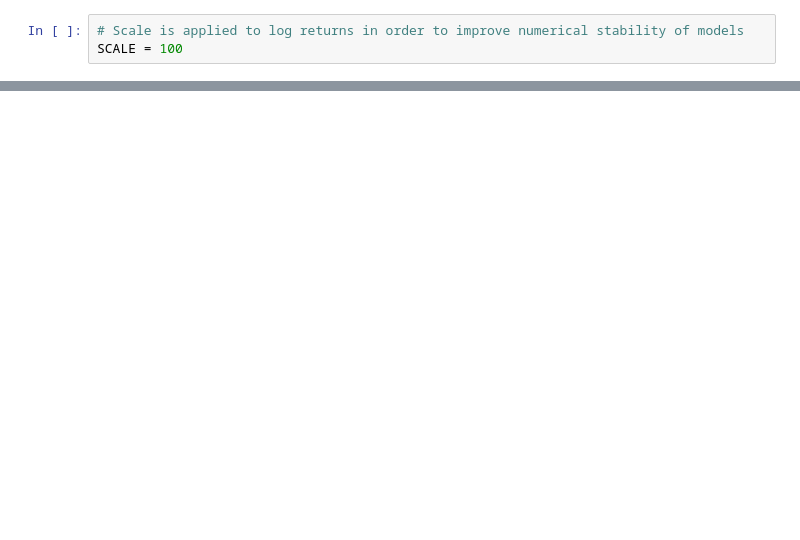
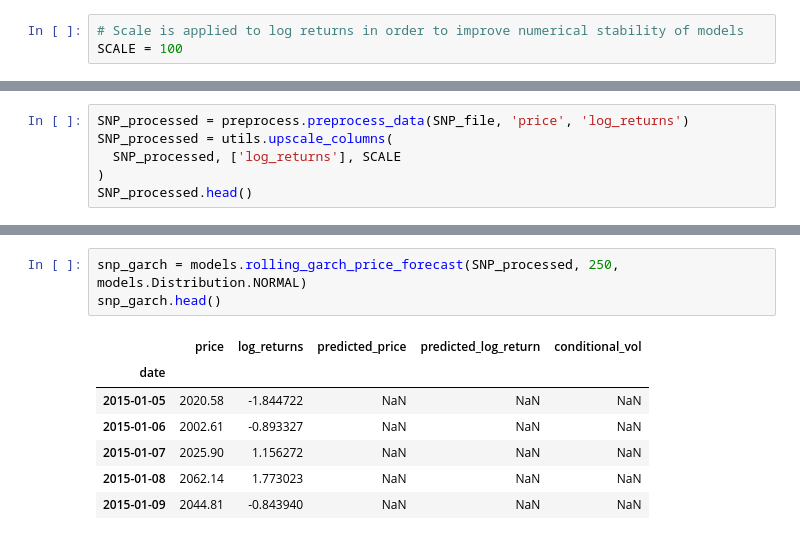
Before and after one commit to thatjosh/stats-practitioner-challenge, a Jupyter notebook: GARCH.ipynb, the cells around one changed output, grey strips where cells are left out. Cells and saved outputs as stored; diff of their text form; blank space fills up the shorter version.

Commit message:
clean up garch code

```diff
--- a/GARCH.ipynb
+++ b/GARCH.ipynb
@@ -145,0 +18,6 @@ plots.actual_vs_predicted_time_series_plot(
+# %%
+SNP_processed = preprocess.preprocess_data(SNP_file, 'price', 'log_returns')
+SNP_processed = utils.upscale_columns(
+  SNP_processed, ['log_returns'], SCALE
+)
+SNP_processed.head()
@@ -145,0 +32,11 @@ plots.actual_vs_predicted_time_series_plot(
+# %%
+snp_garch = models.rolling_garch_price_forecast(SNP_processed, 250, models.Distribution.NORMAL)
+snp_garch.head()
+# %% [output]
+|  | price | log_returns | predicted_price | predicted_log_return | conditional_vol |
+| date |  |  |  |  |  |
+| 2015-01-05 | 2020.58 | -1.844722 | NaN | NaN | NaN |
+| 2015-01-06 | 2002.61 | -0.893327 | NaN | NaN | NaN |
+| 2015-01-07 | 2025.90 | 1.156272 | NaN | NaN | NaN |
+| 2015-01-08 | 2062.14 | 1.773023 | NaN | NaN | NaN |
+| 2015-01-09 | 2044.81 | -0.843940 | NaN | NaN | NaN |
```
Also changed, not shown: parts of 36 cells of this notebook, 1 other file.
